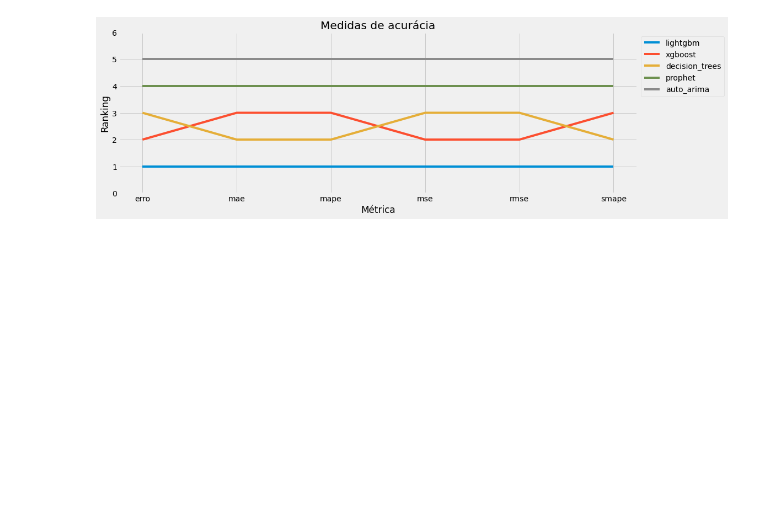
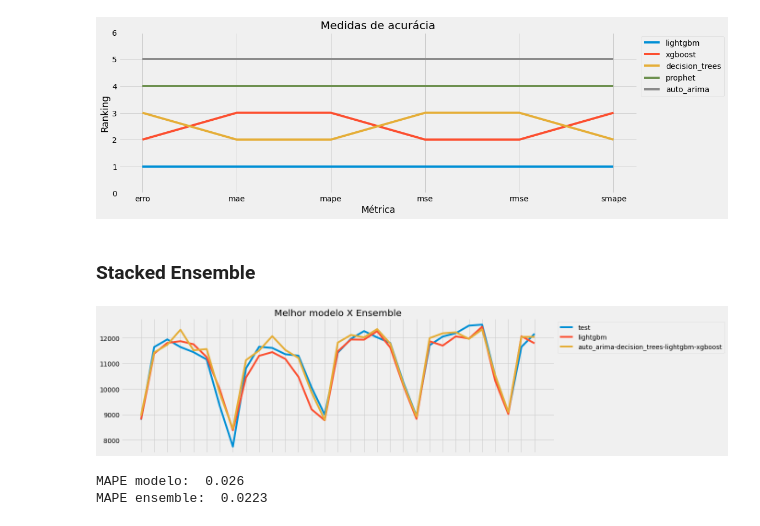
Before and after one commit to matheus-vizzotto/projecao_demanda_eletrica, a Jupyter notebook: models/compare_forecasts.ipynb, the cells around one changed output. Saved outputs shown, nothing was run; the diff lists cells and outputs as text; code cells hidden in the pictures; blank space fills up the shorter version.

```diff
--- a/models/compare_forecasts.ipynb
+++ b/models/compare_forecasts.ipynb
@@ -98,3 +98,55 @@ plt.title("Medidas de acurácia")
 plt.show()
 # %% [output]
 [figure]
+# %% [markdown]
+### Stacked Ensemble
+# %%
+# Criar combinação de todas colunas
+import itertools
+df_ensemble = df2.drop("test", axis = 1) # retira coluna de teste
+ensemble_list = [x for x in df_ensemble.columns] # cria lista com o nome das colunas
+combs = []
+for r in range(1, len(df_ensemble.columns)+1):
+    for comb in itertools.combinations(ensemble_list,r): # r: número de itens na combinação (de 1 a n-colunas)
+        combs.append(list(comb))
+# %%
+# Criar dicionário com o as combinações
+ensemble_dict = {}
+for comb in combs:
+    df_ensemble_subset =  df_ensemble[comb] # seleciona a combinação de colunas
+    df_ensemble_cols = '-'.join(comb) # cria string com os nomes das colunas concatenados por '-'
+    df_ensembled = df_ensemble_subset.mean(axis = 1) # média das colunas em T
+    ensemble_dict[df_ensemble_cols] = df_ensembled # adiciona resultado ao dicionário
+# %%
+# Criar dataframe com MAPE de cada uma das combinações
+ensemble_measures = []
+for ensemble, series in ensemble_dict.items(): # tupla com o nome da chave e o conteúdo
+    measure = get_measures(ensemble_dict[ensemble], df2["test"])["mape"] # obtém MAPE
+    new_line = {"ensemble": ensemble, "mape": measure} # ensemble: nome; measure: MAPE
+    ensemble_measures.append(new_line)
+df_ensemble_results =  pd.DataFrame(ensemble_measures).sort_values(by = "mape") # transforma lista de dicionários em DataFrame e ordena por MAPE
+best_ensemble = df_ensemble_results.iloc[0,0] # seleciona modelo de menor MAPE
+best_ensemble_series = ensemble_dict[best_ensemble]
+# %%
+plt.plot(df2["test"], label = "test")
+
+best_model = df2_metrics.sort_values(by="mape").reset_index().loc[0,"model"] # critério: MAPE
+plt.plot(df2[best_model], label = best_model)
+
+best_ensemble_series.index = df2["test"].index
+plt.plot(best_ensemble_series, label = best_ensemble)
+
+plt.title("Melhor modelo X Ensemble")
+plt.legend(bbox_to_anchor = (1,1)) # legenda na lateral direita
+frame1 = plt.gca()  # retirar valores do eixo x
+frame1.axes.xaxis.set_ticklabels([])
+
+plt.show()
+# %% [output]
+[figure, added]
+# %%
+print("MAPE modelo: ", df2_metrics.sort_values(by="mape").reset_index().loc[0,"mape"])
+print("MAPE ensemble: ", df_ensemble_results.iloc[0,1])
+# %% [output]
+MAPE modelo:  0.026
+MAPE ensemble:  0.0223
```
Also changed, not shown: parts of 2 cells of this notebook.
